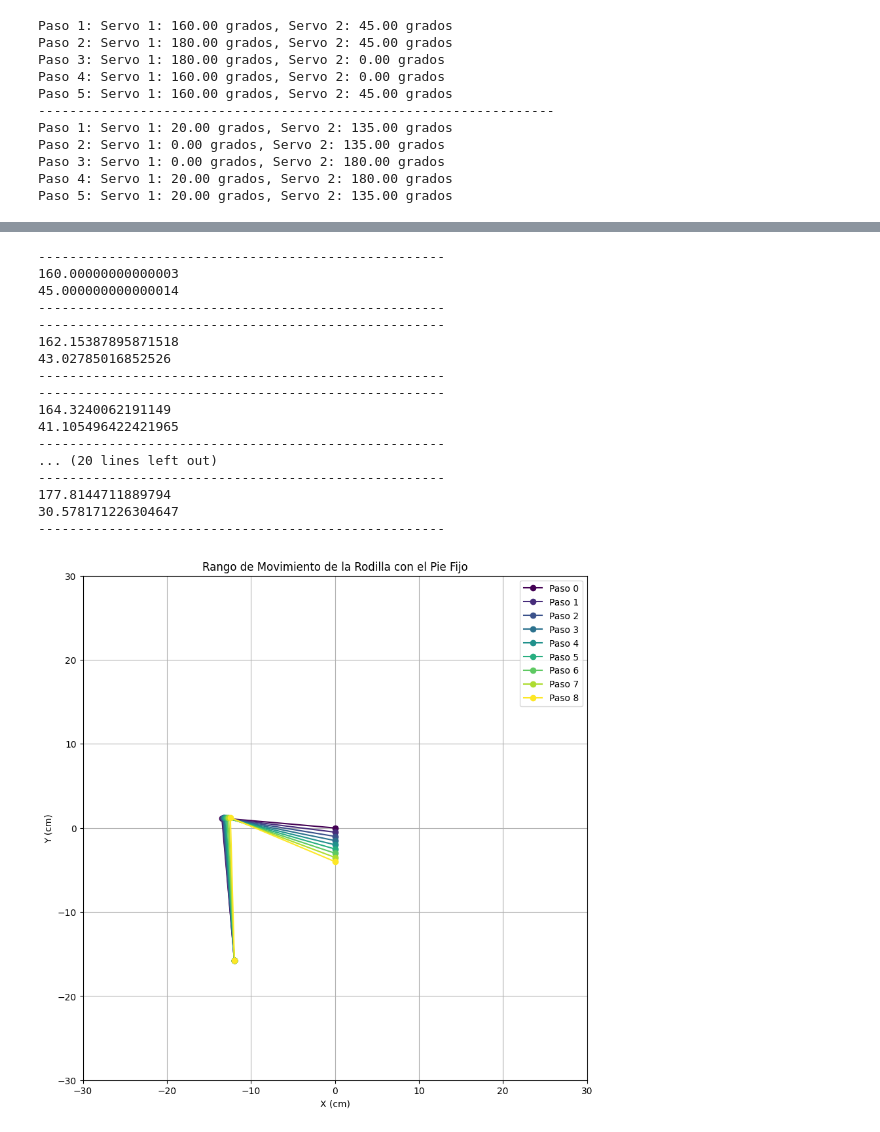
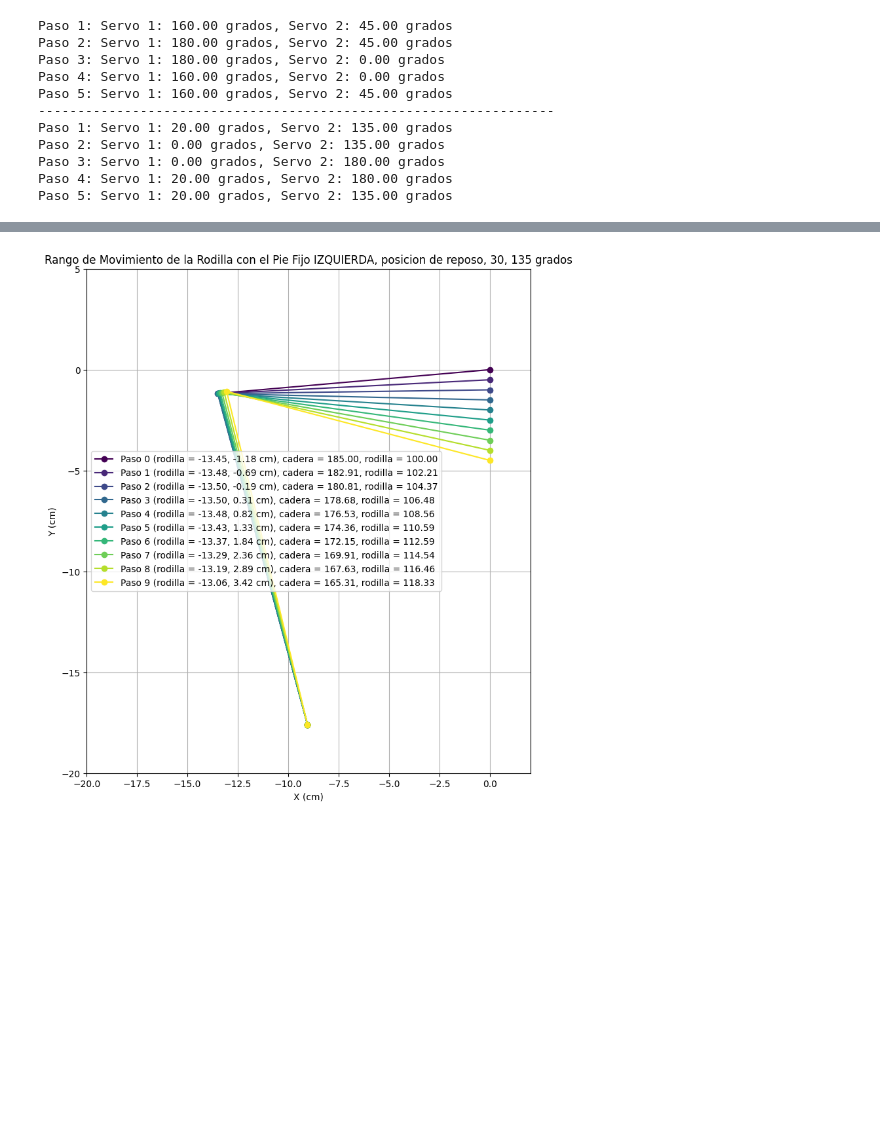
Before and after one commit to 1600215/RLP-VoxCan, a Jupyter notebook: motion/motion.ipynb, the cells around one changed output, grey strips where cells are left out. Saved outputs shown, nothing was run; the diff lists cells and outputs as text; code cells hidden in the pictures; blank space fills up the shorter version.

Commit message:
EXPLICACIÓN Y VISUALIZACIÓN DEL MOVIMIENTO

```diff
--- a/motion/motion.ipynb
+++ b/motion/motion.ipynb
@@ -109,10 +252,10 @@ def map_angle_to_servo(servo_name, joint_angle):
 # %%
 
 # Calibración proporcionada por el usuario
-calibrate_servo(IZQUIERDA_SUPERIOR, 185, 30)  # Calibración del servo 1: (185 en esquema) => 150 grados en el servo
-calibrate_servo(IZQUIERDA_INFERIOR, 100, 135)   # Calibración del servo 2: (100 en esquema) => 130 grados en el servo
-calibrate_servo(DERECHA_SUPERIOR, 185, 150)  # Calibración del servo 1: (185 en esquema) => 150 grados en el servo
-calibrate_servo(DERECHA_INFERIOR, 100, 45)   # Calibración del servo 2: (100 en esquema) => 45 grados en el servo
+calibrations = calibrate_servo(IZQUIERDA_SUPERIOR, 185, 30, calibrations)  # Calibración del servo 1: (185 en esquema) => 150 grados en el servo
+calibrations = calibrate_servo(IZQUIERDA_INFERIOR, 100, 135, calibrations)   # Calibración del servo 2: (100 en esquema) => 130 grados en el servo
+calibrations = calibrate_servo(DERECHA_SUPERIOR, 185, 150, calibrations)  # Calibración del servo 1: (185 en esquema) => 150 grados en el servo
+calibrations = calibrate_servo(DERECHA_INFERIOR, 100, 45, calibrations)   # Calibración del servo 2: (100 en esquema) => 45 grados en el servo
 
 
 # Los ángulos de las articulaciones para los cinco pasos
@@ -126,8 +269,9 @@ joint_angles = [
 
 servo_angles_izquierda = []
 for joint1, joint2 in joint_angles:
-    servo1 = map_angle_to_servo(IZQUIERDA_SUPERIOR, joint1)
-    servo2 = map_angle_to_servo(IZQUIERDA_INFERIOR, joint2)
+    servo1 = map_angle_to_servo(IZQUIERDA_SUPERIOR, joint1, calibrations)
+    servo2 = map_angle_to_servo(IZQUIERDA_INFERIOR, joint2, calibrations)
+
     if (servo1 == None or servo2 == None):
         continue
     servo_angles_izquierda.append((servo1, servo2))
@@ -135,8 +279,8 @@ for joint1, joint2 in joint_angles:
 
 servo_angles_derecha =[]
 for joint1, joint2 in joint_angles:
-    servo1 = map_angle_to_servo(DERECHA_SUPERIOR, joint1)
-    servo2 = map_angle_to_servo(DERECHA_INFERIOR, joint2)
+    servo1 = map_angle_to_servo(DERECHA_SUPERIOR, joint1, calibrations)
+    servo2 = map_angle_to_servo(DERECHA_INFERIOR, joint2, calibrations)
     if (servo1 == None or servo2 == None):
         continue
     servo_angles_derecha.append((servo1, servo2))
@@ -189,67 +383,48 @@ def cinemática_inversa(x_pie, y_pie, y_hip_new):
 # %%
+theta1_inicial = map_servo_to_angle(IZQUIERDA_SUPERIOR, 30, calibrations)
+theta2_inicial = map_servo_to_angle(IZQUIERDA_INFERIOR, 135, calibrations)
 
-theta1_inicial = 175
-theta2_inicial = 100
-
-desplazamiento_vertical = -0.5 # bajar 1 cm
-
-pasos = 8
-
+desplazamiento_vertical = -0.5  # bajar 1 cm
+pasos = 9
 
 _, (x_pie, y_pie) = cinemática_directa(theta1_inicial, theta2_inicial)
 
 fig, ax = plt.subplots(figsize=(10, 10))
 
-    # Colores para los diferentes pasos
+# Colores para los diferentes pasos
 colors = plt.cm.viridis(np.linspace(0, 1, pasos+1))
 
-    # Visualizar el rango de movimiento de la rodilla para cada posición de la cadera
+# Lista para almacenar la posición de la rodilla en cada paso
+posiciones_rodilla = []
+
+# Visualizar el rango de movimiento de la rodilla para cada posición de la cadera
 for i in range(pasos + 1):
     y_hip_new = i * desplazamiento_vertical
 
     # Calcular los nuevos ángulos para mantener la posición del pie constante
     theta1_new, theta2_new = cinemática_inversa(x_pie, y_pie, y_hip_new)
     theta2_new = np.abs(theta2_new)
 
-    if (theta1_new < 0):
-        theta1_new = theta1_new + 360
+    if theta1_new < 0:
+        theta1_new += 360
 
-    print("----------------------------------------------------")
-    print(map_angle_to_servo(DERECHA_SUPERIOR, theta1_new))
-    print(map_angle_to_servo(DERECHA_INFERIOR, theta2_new))
-    print("----------------------------------------------------")
     (rodilla_x, rodilla_y), _ = cinemática_directa(theta1_new, theta2_new)
 
-        # Visualizar la posición ajustada
-    ax.plot([0, rodilla_x, x_pie], [y_hip_new, rodilla_y + y_hip_new, y_pie], 'o-', color=colors[i], label=f'Paso {i}')
+    # Visualizar la posición ajustada
+    ax.plot([0, rodilla_x, x_pie], [y_hip_new, rodilla_y + y_hip_new, y_pie], 'o-', color=colors[i], label=f'Paso {i} (rodilla = {rodilla_x:.2f}, {rodilla_y:.2f} cm), cadera = {theta1_new:.2f}, rodilla = {theta2_new:.2f}')
+    posiciones_rodilla.append((rodilla_x, rodilla_y))
 
-    # Configurar el gráfico
+# Configurar el gráfico
 ax.set_xlabel('X (cm)')
 ax.set_ylabel('Y (cm)')
-ax.set_title('Rango de Movimiento de la Rodilla con el Pie Fijo')
+ax.set_title('Rango de Movimiento de la Rodilla con el Pie Fijo IZQUIERDA, posicion de reposo, 30, 135 grados')
 ax.grid(True)
-ax.set_xlim(-30, 30)
-ax.set_ylim(-30, 30)
+ax.set_xlim(-20, 2)
+ax.set_ylim(-20, 5)
 ax.set_aspect('equal', adjustable='box')
+
+
 ax.legend()
-
 plt.show()
 # %% [output]
-----------------------------------------------------
-160.00000000000003
-45.000000000000014
-----------------------------------------------------
-----------------------------------------------------
-162.15387895871518
-43.02785016852526
-----------------------------------------------------
-----------------------------------------------------
-164.3240062191149
-41.105496422421965
-----------------------------------------------------
-... (20 lines left out)
-----------------------------------------------------
-177.8144711889794
-30.578171226304647
-----------------------------------------------------
-[figure, old version]
+[figure, new version]
```
Also changed, not shown: parts of 20 cells of this notebook.
